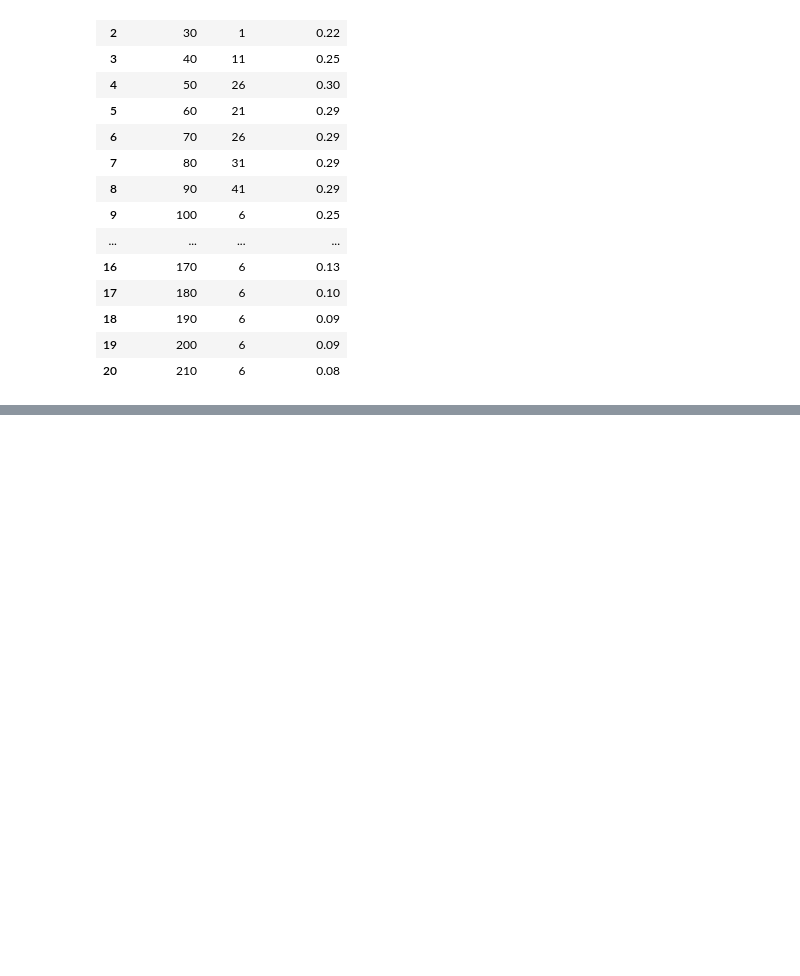
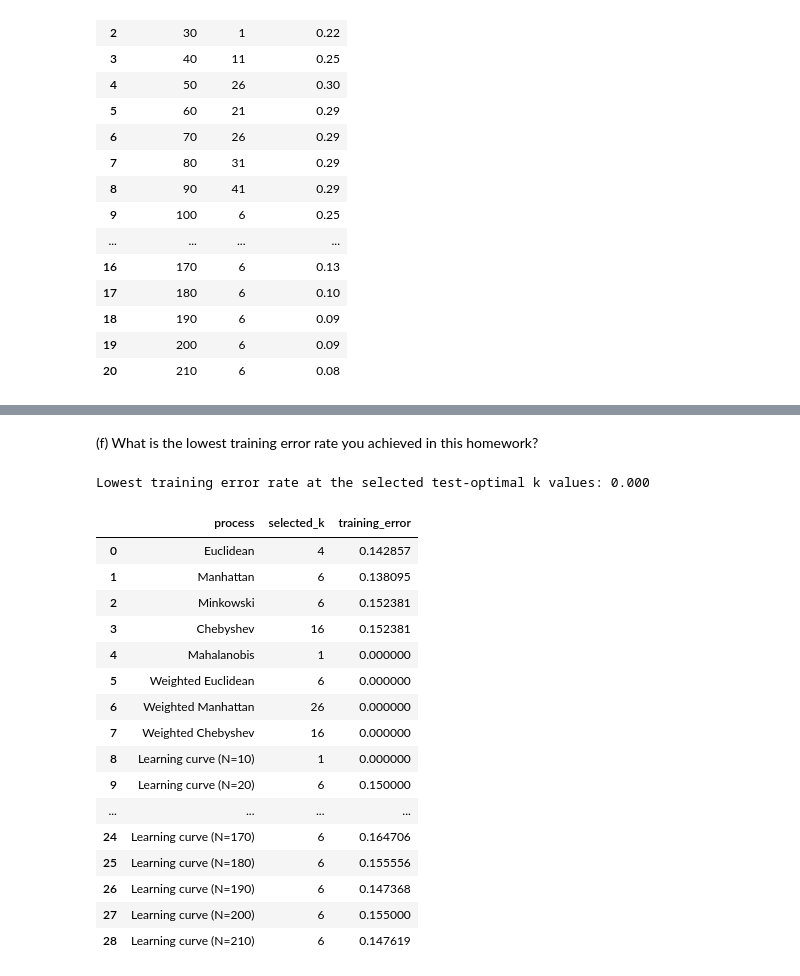
Before and after one commit to prathamaeron/DSCI-552-Assignments, a Jupyter notebook: assignment-01/notebooks/Aggarwal_Pratham_HW1.ipynb, the cells around one changed output, grey strips where cells are left out. Drawn from its saved outputs; the diff is of its cells as text; code cells hidden in the pictures; blank space fills up the shorter version.

```diff
--- a/assignment-01/notebooks/Aggarwal_Pratham_HW1.ipynb
+++ b/assignment-01/notebooks/Aggarwal_Pratham_HW1.ipynb
@@ -345,0 +520,79 @@ learning_curve_results
+# %% [markdown]
+(f) What is the lowest training error rate you achieved in this homework?
+# %%
+selected_training_errors = []
+
+selected_models = [
+    ('Euclidean', 'euclidean', k_star, None, 'uniform'),
+    ('Manhattan', 'manhattan', best_manhattan_k, None, 'uniform'),
+    ('Minkowski', 'minkowski', best_manhattan_k, None, 'uniform'),
+    ('Chebyshev', 'chebyshev', best_chebyshev_k, None, 'uniform'),
+    ('Mahalanobis', 'mahalanobis', best_mahalanobis_k, {'VI': inverse_covariance}, 'uniform'),
+    ('Weighted Euclidean', 'euclidean', weighted_results.loc[0, 'best_k'], None, 'distance'),
+    ('Weighted Manhattan', 'manhattan', weighted_results.loc[1, 'best_k'], None, 'distance'),
+    ('Weighted Chebyshev', 'chebyshev', weighted_results.loc[2, 'best_k'], None, 'distance'),
+]
+
+for model_name, metric_name, selected_k, metric_params, weights in selected_models:
+    selected_model = KNeighborsClassifier(
+        n_neighbors=int(selected_k),
+        metric=metric_name,
+        p=best_minkowski_p if metric_name == 'minkowski' else 2,
+        metric_params=metric_params,
+        weights=weights,
+    )
+    selected_model.fit(X_train, y_train)
+    selected_training_errors.append({
+        'process': model_name,
+        'selected_k': int(selected_k),
+        'training_error': 1 - selected_model.score(X_train, y_train),
+    })
+
+for training_size, selected_k in zip(training_sizes, best_k_values):
+    class_0_count = training_size // 3
+    class_1_count = training_size - class_0_count
+    subset_train = pd.concat([
+        train_class_0.iloc[:class_0_count],
+        train_class_1.iloc[:class_1_count],
+    ])
+    subset_model = KNeighborsClassifier(
+        n_neighbors=selected_k,
+        metric='euclidean',
+    )
+    subset_model.fit(subset_train[features], subset_train['class'])
+    selected_training_errors.append({
+        'process': f'Learning curve (N={training_size})',
+        'selected_k': selected_k,
+        'training_error': 1 - subset_model.score(
+            subset_train[features],
+            subset_train['class'],
+        ),
+    })
+
+selected_training_errors = pd.DataFrame(selected_training_errors)
+lowest_training_error = selected_training_errors['training_error'].min()
+
+print(
+    'Lowest training error rate at the selected test-optimal k values: '
+    f'{lowest_training_error:.3f}'
+)
+selected_training_errors
+# %% [output]
+Lowest training error rate at the selected test-optimal k values: 0.000
+|  | process | selected_k | training_error |
+| 0 | Euclidean | 4 | 0.142857 |
+| 1 | Manhattan | 6 | 0.138095 |
+| 2 | Minkowski | 6 | 0.152381 |
+| 3 | Chebyshev | 16 | 0.152381 |
+| 4 | Mahalanobis | 1 | 0.000000 |
+| 5 | Weighted Euclidean | 6 | 0.000000 |
+| 6 | Weighted Manhattan | 26 | 0.000000 |
+| 7 | Weighted Chebyshev | 16 | 0.000000 |
+| 8 | Learning curve (N=10) | 1 | 0.000000 |
+| 9 | Learning curve (N=20) | 6 | 0.150000 |
+| ... | ... | ... | ... |
+| 24 | Learning curve (N=170) | 6 | 0.164706 |
+| 25 | Learning curve (N=180) | 6 | 0.155556 |
+| 26 | Learning curve (N=190) | 6 | 0.147368 |
+| 27 | Learning curve (N=200) | 6 | 0.155000 |
+| 28 | Learning curve (N=210) | 6 | 0.147619 |
```
Also changed, not shown: parts of 14 cells of this notebook.
